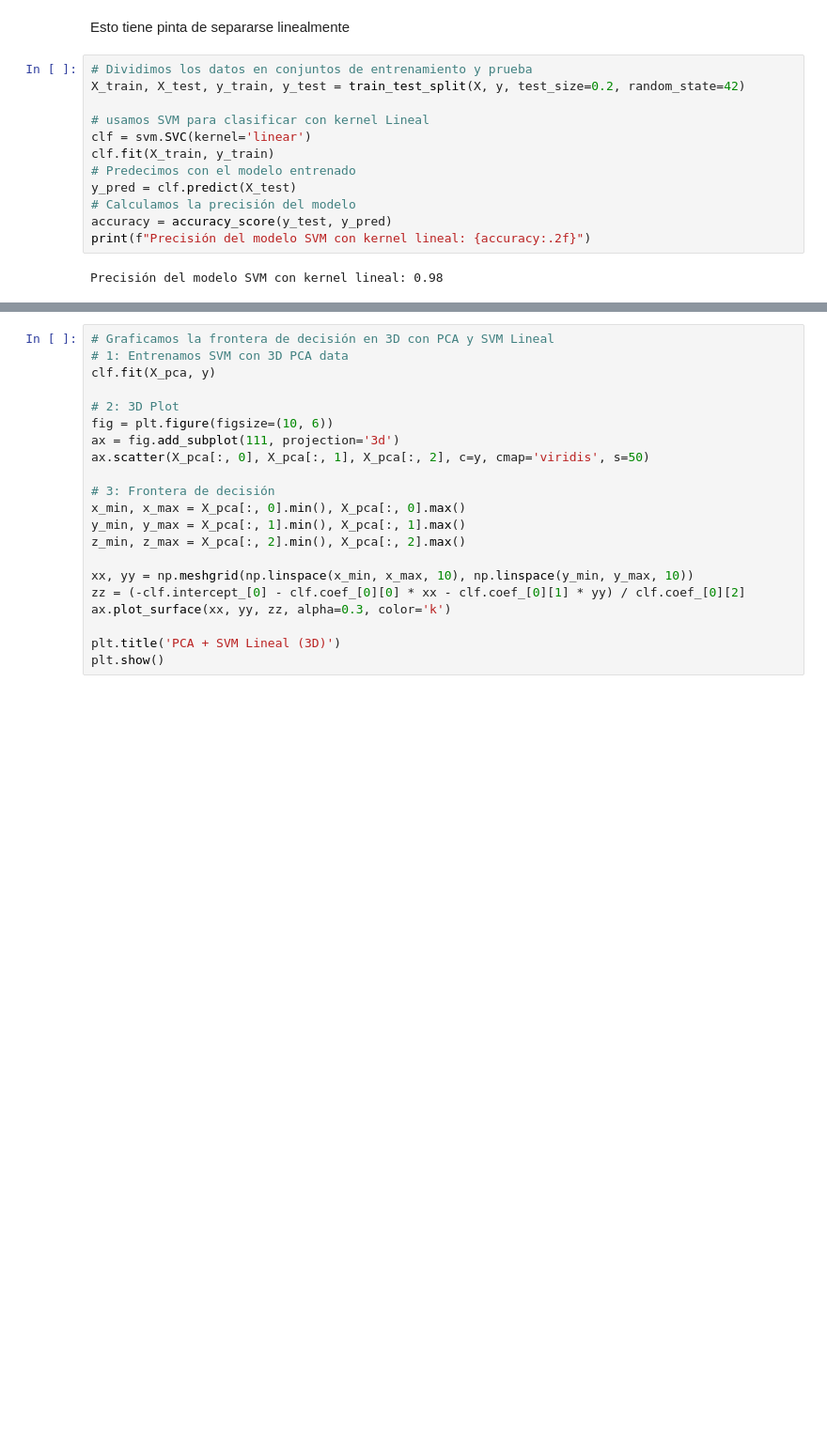
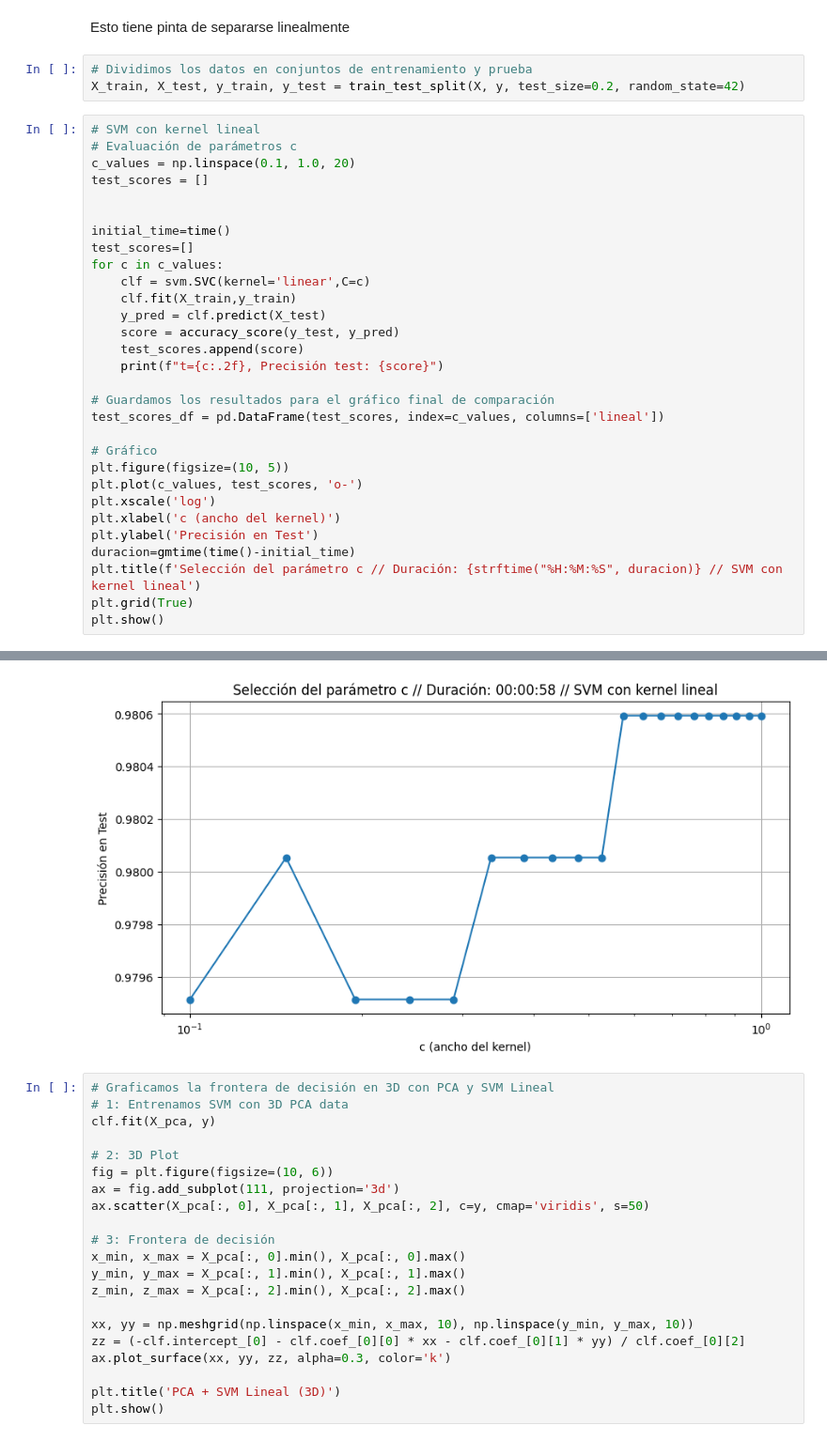
Before and after one commit to juansearg/TP2_multivariado, a Jupyter notebook: Ejercicio_1_Grupo_1.ipynb, the cells around one changed output, grey strips where cells are left out. Shown at 94% size. Drawn from its saved outputs; the diff is of its cells as text; blank space fills up the shorter version.

```diff
--- a/Ejercicio_1_Grupo_1.ipynb
+++ b/Ejercicio_1_Grupo_1.ipynb
@@ -82,14 +83,34 @@ Esto tiene pinta de separarse linealmente
 # %%
 # Dividimos los datos en conjuntos de entrenamiento y prueba
 X_train, X_test, y_train, y_test = train_test_split(X, y, test_size=0.2, random_state=42)
-
-# usamos SVM para clasificar con kernel Lineal
-clf = svm.SVC(kernel='linear')
-clf.fit(X_train, y_train)
-# Predecimos con el modelo entrenado
-y_pred = clf.predict(X_test)
-# Calculamos la precisión del modelo
-accuracy = accuracy_score(y_test, y_pred)
-print(f"Precisión del modelo SVM con kernel lineal: {accuracy:.2f}")
-# %% [output]
-Precisión del modelo SVM con kernel lineal: 0.98
+# %%
+# SVM con kernel lineal
+# Evaluación de parámetros c
+c_values = np.linspace(0.1, 1.0, 20)
+test_scores = []
+
+
+initial_time=time()
+test_scores=[]
+for c in c_values:
+    clf = svm.SVC(kernel='linear',C=c)
+    clf.fit(X_train,y_train)
+    y_pred = clf.predict(X_test)
+    score = accuracy_score(y_test, y_pred)
+    test_scores.append(score)
+    print(f"t={c:.2f}, Precisión test: {score}")
+
+# Guardamos los resultados para el gráfico final de comparación
+test_scores_df = pd.DataFrame(test_scores, index=c_values, columns=['lineal'])
+
+# Gráfico
+plt.figure(figsize=(10, 5))
+plt.plot(c_values, test_scores, 'o-')
+plt.xscale('log')
+plt.xlabel('c (ancho del kernel)')
+plt.ylabel('Precisión en Test')
+duracion=gmtime(time()-initial_time)
+plt.title(f'Selección del parámetro c // Duración: {strftime("%H:%M:%S", duracion)} // SVM con kernel lineal')
+plt.grid(True)
+plt.show()
+# %% [output]
@@ -96,3 +137,4 @@ Precisión del modelo SVM con kernel lineal: 0.98
+[figure, added]
 # %%
 # Graficamos la frontera de decisión en 3D con PCA y SVM Lineal
 # 1: Entrenamos SVM con 3D PCA data
```
Also changed, not shown: parts of 8 cells of this notebook.
